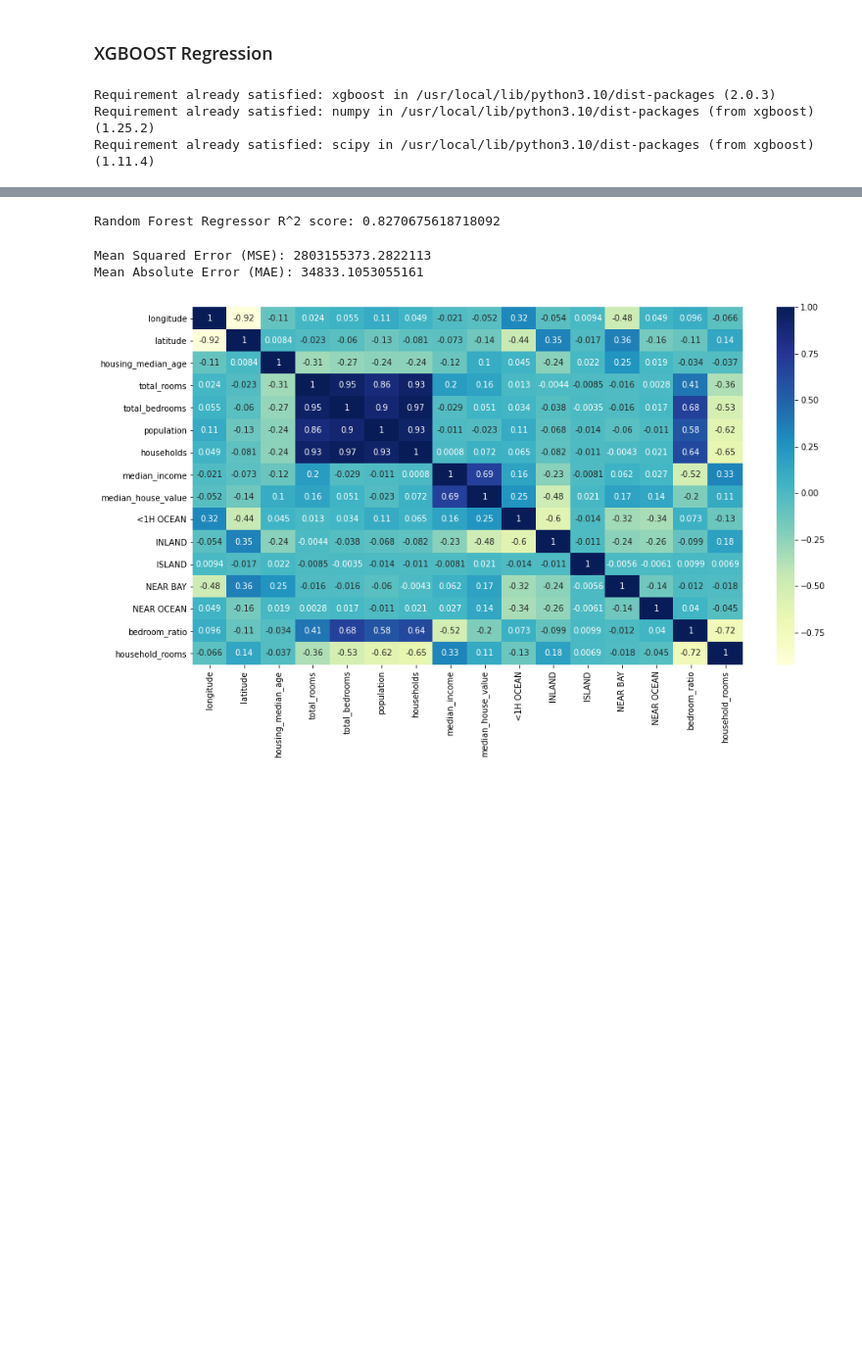
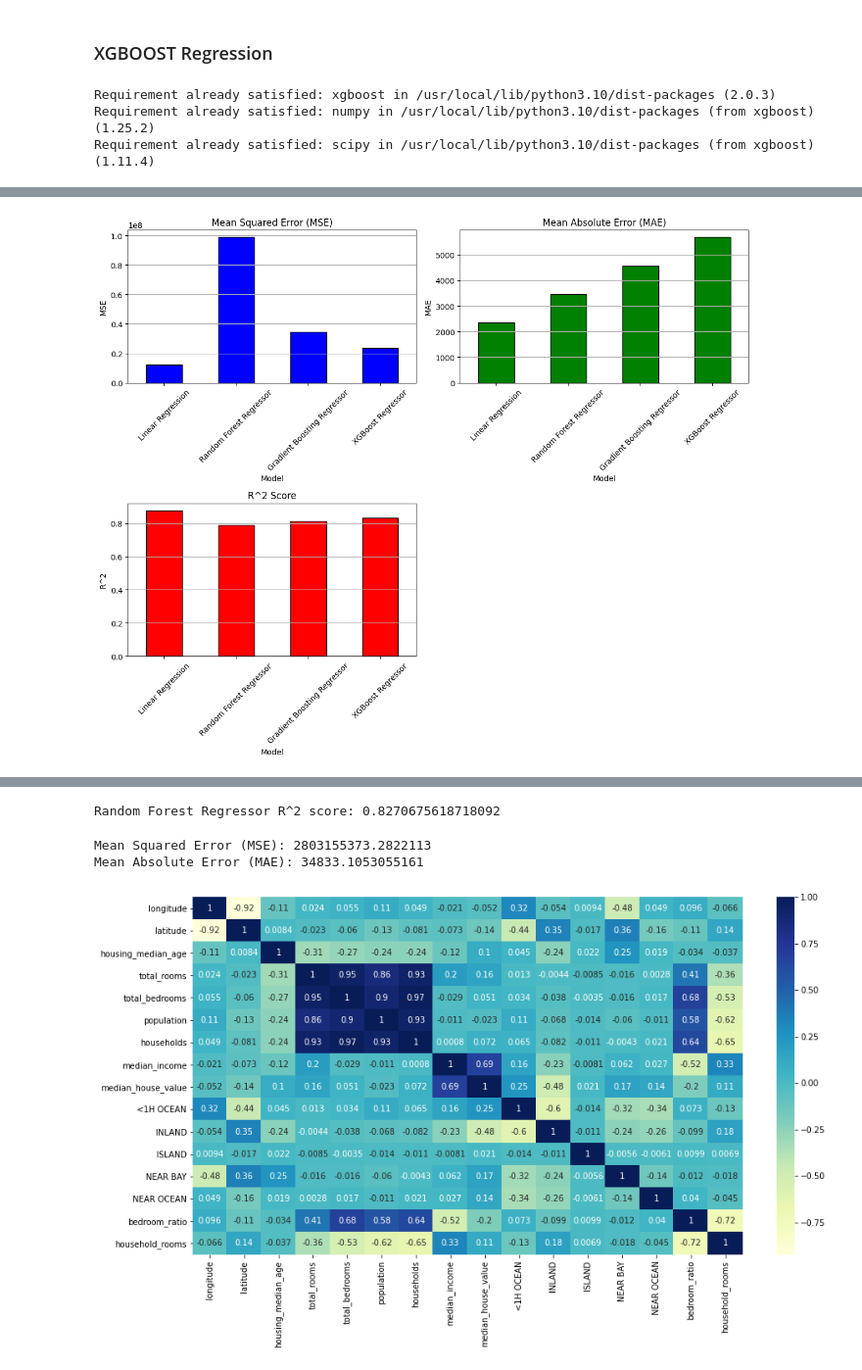
Before and after one commit to andrillion/Projects, a Jupyter notebook: Kopia_av_california_housing_prices.ipynb, the cells around one changed output, grey strips where cells are left out. Shown at 98% size. Cells and saved outputs as stored; diff of their text form; code cells hidden in the pictures; blank space fills up the shorter version.

```diff
--- a/Kopia_av_california_housing_prices.ipynb
+++ b/Kopia_av_california_housing_prices.ipynb
@@ -662,0 +855,69 @@ Mean Absolute Error (MAE): 171549.56631927454
+# %%
+import matplotlib.pyplot as plt
+import pandas as pd
+
+# Example metrics (replace these with your actual values)
+metrics = {
+    'Model': ['Linear Regression', 'Random Forest Regressor', 'Gradient Boosting Regressor', 'XGBoost Regressor'],
+    'MSE': [12345678.9, 98765432.1, 34567890.1, 23456789.0],
+    'MAE': [2345.67, 3456.78, 4567.89, 5678.90],
+    'R^2': [0.876, 0.789, 0.812, 0.834]
+}
+
+# Create a DataFrame from the dictionary
+metrics_df = pd.DataFrame(metrics)
+
+import matplotlib.pyplot as plt
+import pandas as pd
+
+# Example metrics (replace these with your actual values)
+metrics = {
+    'Model': ['Linear Regression', 'Random Forest Regressor', 'Gradient Boosting Regressor', 'XGBoost Regressor'],
+    'MSE': [12345678.9, 98765432.1, 34567890.1, 23456789.0],
+    'MAE': [2345.67, 3456.78, 4567.89, 5678.90],
+    'R^2': [0.876, 0.789, 0.812, 0.834]
+}
+
+# Create a DataFrame from the dictionary
+metrics_df = pd.DataFrame(metrics)
+
+# Set the index to the model names
+metrics_df.set_index('Model', inplace=True)
+
+# Create a 2x2 grid of subplots
+fig, axs = plt.subplots(2, 2, figsize=(12, 10), sharey=False)
+
+# Plot MSE
+metrics_df['MSE'].plot(kind='bar', ax=axs[0, 0], color='blue', edgecolor='black')
+axs[0, 0].set_title('Mean Squared Error (MSE)')
+axs[0, 0].set_ylabel('MSE')
+axs[0, 0].set_xlabel('Model')
+axs[0, 0].grid(axis='y')
+axs[0, 0].tick_params(axis='x', rotation=45)
+
+# Plot MAE
+metrics_df['MAE'].plot(kind='bar', ax=axs[0, 1], color='green', edgecolor='black')
+axs[0, 1].set_title('Mean Absolute Error (MAE)')
+axs[0, 1].set_ylabel('MAE')
+axs[0, 1].set_xlabel('Model')
+axs[0, 1].grid(axis='y')
+axs[0, 1].tick_params(axis='x', rotation=45)
+
+# Plot R^2
+metrics_df['R^2'].plot(kind='bar', ax=axs[1, 0], color='red', edgecolor='black')
+axs[1, 0].set_title('R^2 Score')
+axs[1, 0].set_ylabel('R^2')
+axs[1, 0].set_xlabel('Model')
+axs[1, 0].grid(axis='y')
+axs[1, 0].tick_params(axis='x', rotation=45)
+
+# Empty plot for the last subplot (you can remove or use it for other metrics if needed)
+axs[1, 1].axis('off')
+
+# Adjust layout to prevent overlap
+plt.tight_layout()
+
+# Show the plot
+plt.show()
+# %% [output]
+[figure, added]
```
Also changed, not shown: parts of 18 cells of this notebook.
